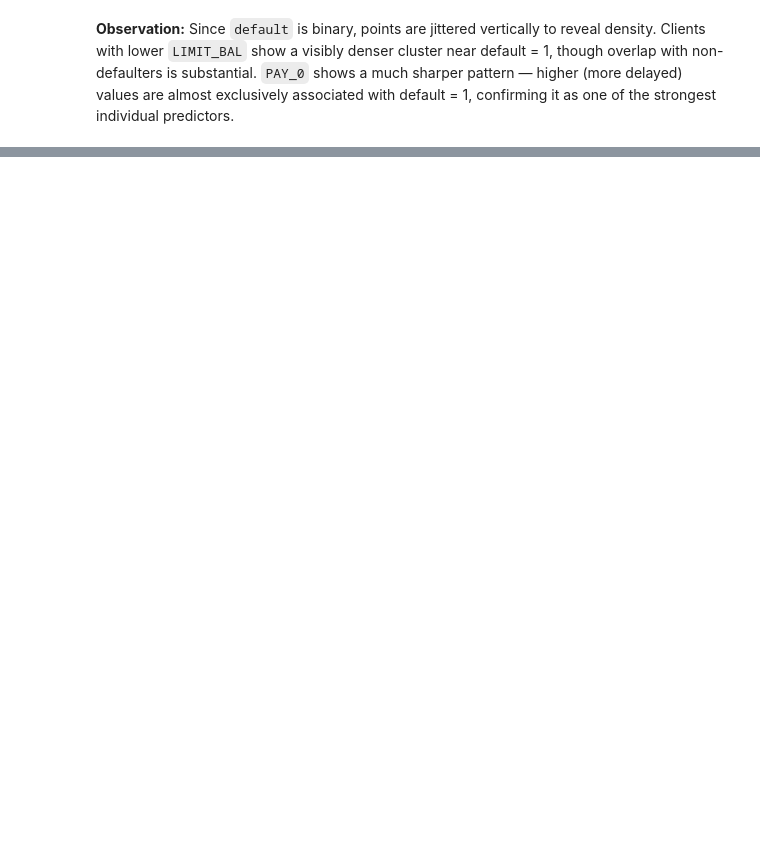
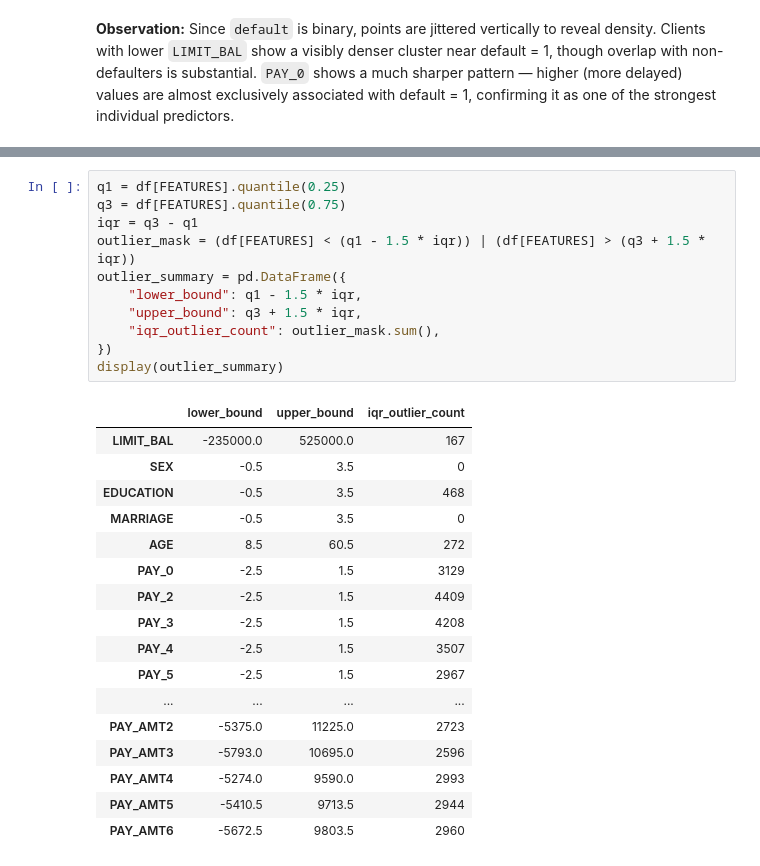
Before and after one commit to arhamgarg/ml-capstone, a Jupyter notebook: notebooks/classification.ipynb, the cells around one changed output, grey strips where cells are left out. Cells and saved outputs as stored; diff of their text form; blank space fills up the shorter version.

```diff
--- a/notebooks/classification.ipynb
+++ b/notebooks/classification.ipynb
@@ -212,0 +255,29 @@ plt.tight_layout()
+# %%
+q1 = df[FEATURES].quantile(0.25)
+q3 = df[FEATURES].quantile(0.75)
+iqr = q3 - q1
+outlier_mask = (df[FEATURES] < (q1 - 1.5 * iqr)) | (df[FEATURES] > (q3 + 1.5 * iqr))
+outlier_summary = pd.DataFrame({
+    "lower_bound": q1 - 1.5 * iqr,
+    "upper_bound": q3 + 1.5 * iqr,
+    "iqr_outlier_count": outlier_mask.sum(),
+})
+display(outlier_summary)
+# %% [output]
+|  | lower_bound | upper_bound | iqr_outlier_count |
+| LIMIT_BAL | -235000.0 | 525000.0 | 167 |
+| SEX | -0.5 | 3.5 | 0 |
+| EDUCATION | -0.5 | 3.5 | 468 |
+| MARRIAGE | -0.5 | 3.5 | 0 |
+| AGE | 8.5 | 60.5 | 272 |
+| PAY_0 | -2.5 | 1.5 | 3129 |
+| PAY_2 | -2.5 | 1.5 | 4409 |
+| PAY_3 | -2.5 | 1.5 | 4208 |
+| PAY_4 | -2.5 | 1.5 | 3507 |
+| PAY_5 | -2.5 | 1.5 | 2967 |
+| ... | ... | ... | ... |
+| PAY_AMT2 | -5375.0 | 11225.0 | 2723 |
+| PAY_AMT3 | -5793.0 | 10695.0 | 2596 |
+| PAY_AMT4 | -5274.0 | 9590.0 | 2993 |
+| PAY_AMT5 | -5410.5 | 9713.5 | 2944 |
+| PAY_AMT6 | -5672.5 | 9803.5 | 2960 |
```
Also changed, not shown: parts of 14 cells of this notebook.
